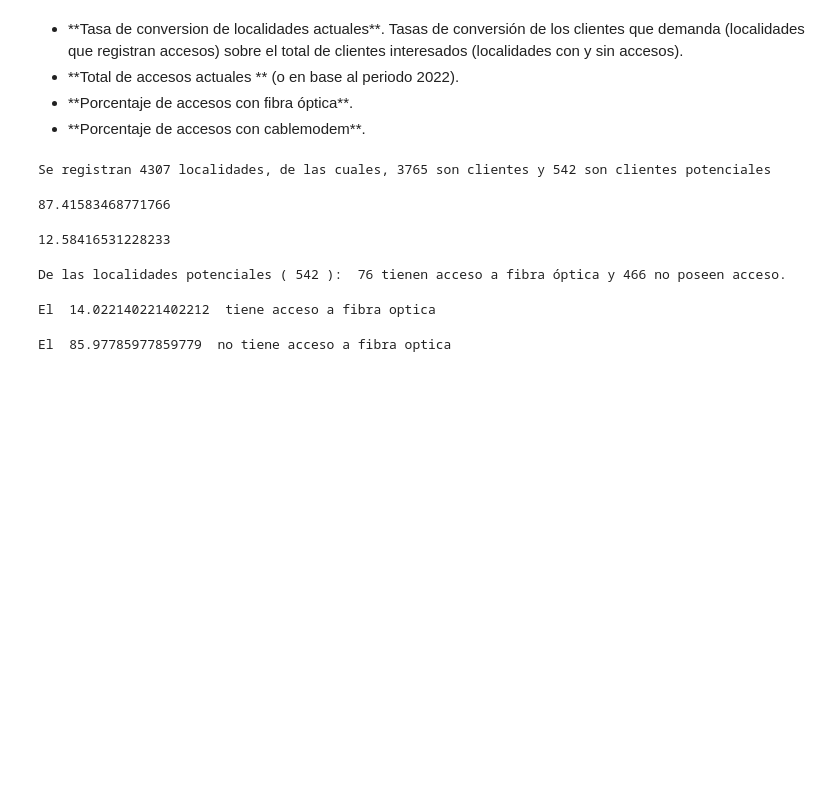
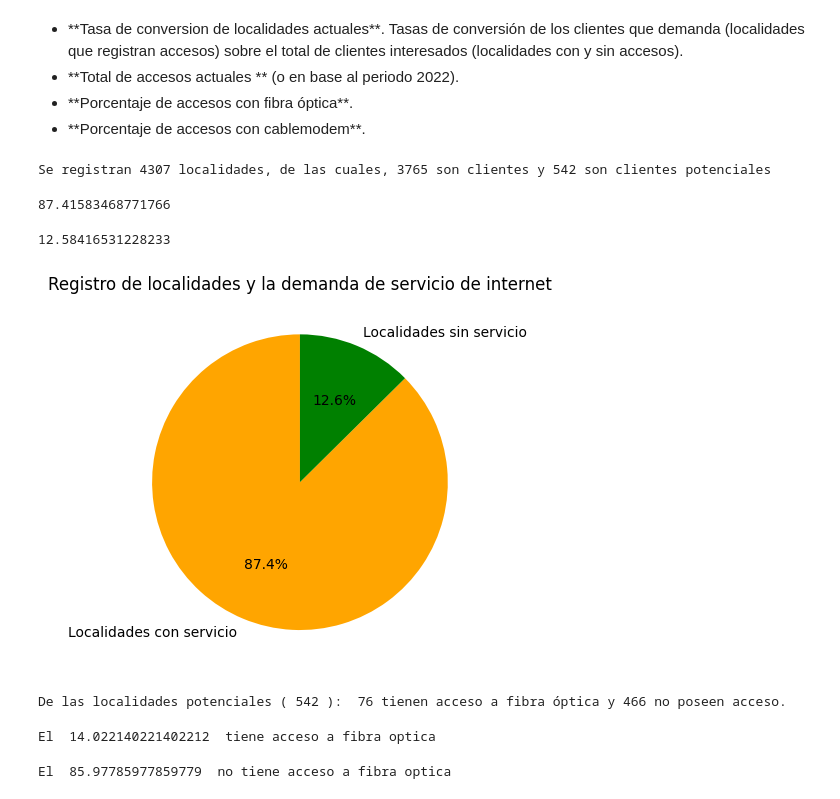
Before and after one commit to melodiromero/telecomunicaciones, a Jupyter notebook: eda/conectividad_serviciointernet.ipynb, the cells around one changed output. Cells and saved outputs as stored; diff of their text form; code cells hidden in the pictures; blank space fills up the shorter version.

```diff
--- a/eda/conectividad_serviciointernet.ipynb
+++ b/eda/conectividad_serviciointernet.ipynb
@@ -392,6 +393,23 @@ print(tasa_conversion*100)
 print((localidades_sin_acceso/total_localidades) *100)
 # %% [output]
 12.58416531228233
+# %%
+labels = ['Localidades con servicio', 'Localidades sin servicio']
+sizes = [localidades_con_acceso, localidades_sin_acceso]
+total = sum(sizes)
+percentages = [round((size / total) * 100, 2) for size in sizes]
+
+
+colors = ['#FFA500', '#008000']
+
+fig, ax = plt.subplots()
+ax.pie(sizes, labels=labels, autopct='%1.1f%%', startangle=90, colors=colors)
+ax.set_aspect('equal')
+ax.set_title('Registro de localidades y la demanda de servicio de internet')
+
+plt.show()
+# %% [output]
+[figure, added]
 # %%
 # ver porcentaje de localidades en poblacion = 0 pero con acceso a fibra optica y sin acceso.
 localidades_sin_acceso_fo = len(df[(df['Poblacion'] == 0) & (df['FIBRAOPTICA'] == '--')])
```
Also changed, not shown: parts of 8 cells of this notebook, 5 other files.
